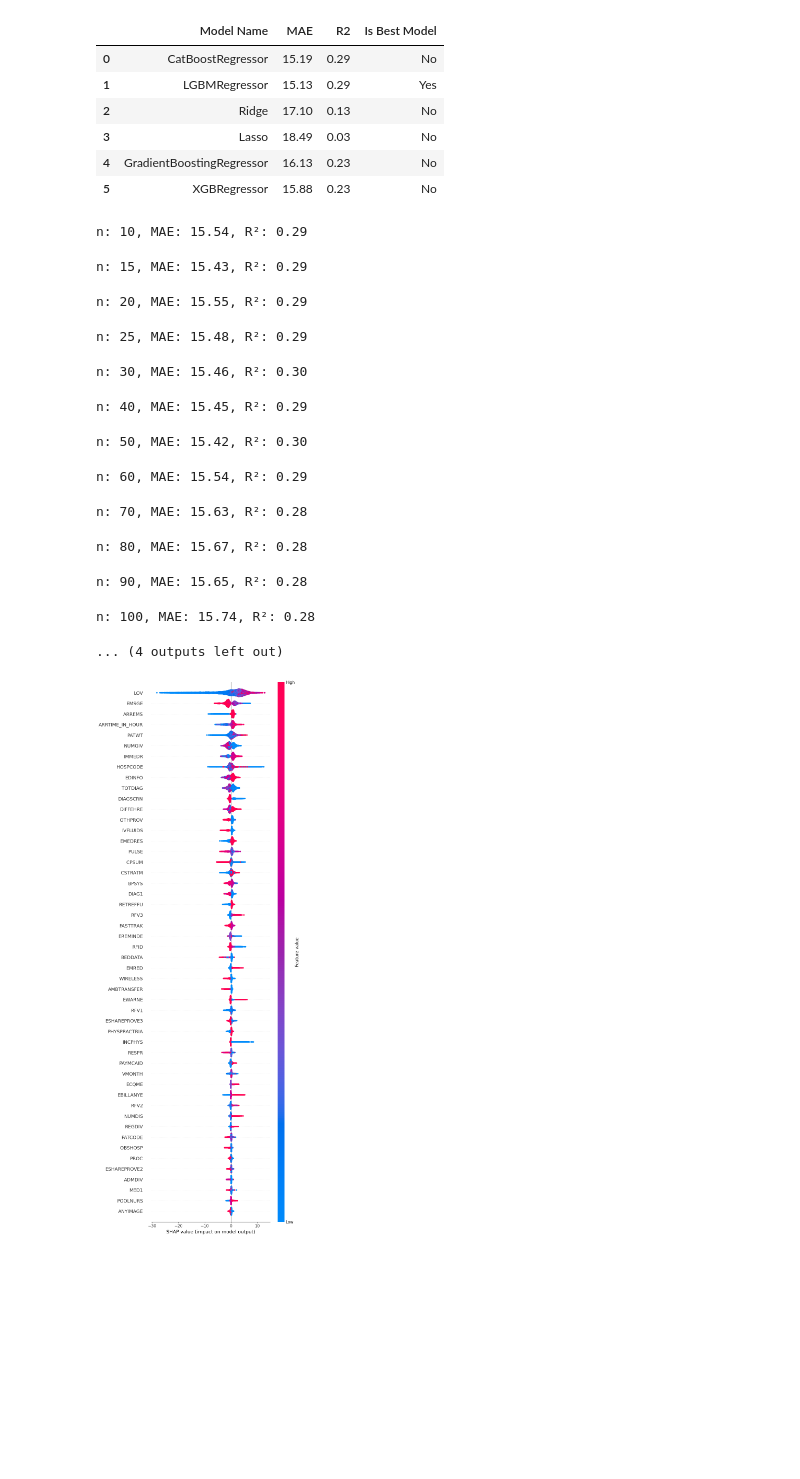
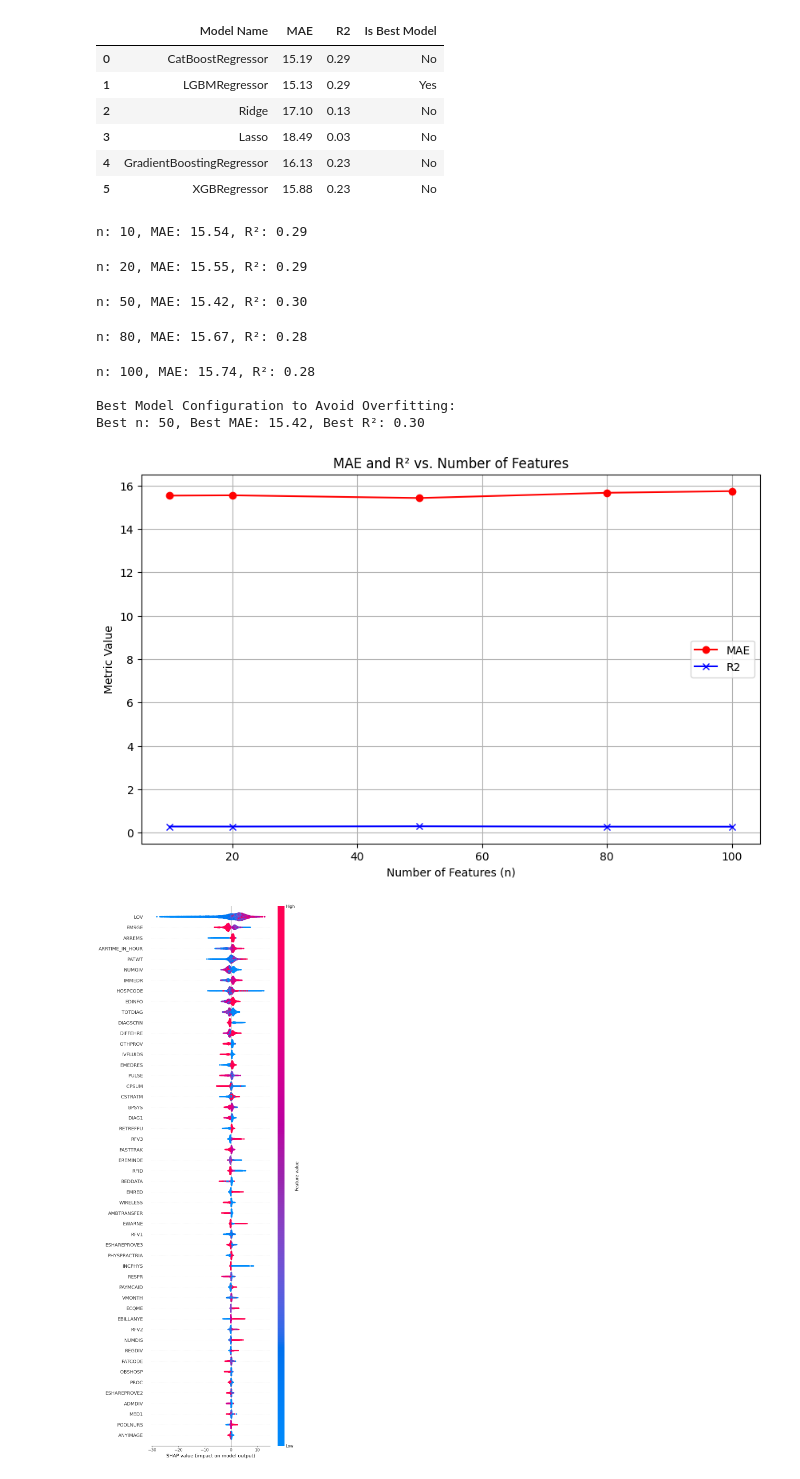
Before and after one commit to jeancheri/EDPredictiveEfficiency, a Jupyter notebook: scripts/models_training_and_selection/waittime_regression.ipynb, the cells around one changed output. Saved outputs shown, nothing was run; the diff lists cells and outputs as text; code cells hidden in the pictures; blank space fills up the shorter version.

```diff
--- a/scripts/models_training_and_selection/waittime_regression.ipynb
+++ b/scripts/models_training_and_selection/waittime_regression.ipynb
@@ -249,8 +249,6 @@ def evaluate_model_with_shap(
 
     return mae, r2, selected_feature_names, shap_importances[indices]
 
-
-# Assuming `X_train_preprocessed`, `X_validation_preprocessed` are numpy arrays directly
 X_train_np = X_train_preprocessed
 X_validation_np = X_validation_preprocessed
 
@@ -260,7 +258,7 @@ best_r2 = -float("inf")
 best_features = []
 MAE_TOLERANCE = 0.01
 R2_TOLERANCE = 0.01
-n_list = [10, 15, 20, 25, 30, 40, 50, 60, 70, 80, 90, 100, 150, 200, 300]
+n_list = [10, 20, 50, 80, 100]
 feature_names = [
     name.replace("num__", "").replace("cat__", "") for name in feature_names_list
 ]
@@ -275,49 +273,43 @@ for n in n_list:
         model, X_train_np, y_train, X_validation_np, y_validation, feature_names, n
     )
     print(f"n: {n}, MAE: {mae:.2f}, R²: {r2:.2f}")
-    # print(f"Features (ordered by importance): {selected_features}")
-    # print(f"Importances: {feature_importances}")
     mae_list.append(mae)
     r2_list.append(r2)
 
     if (
         (mae < best_mae and r2 > best_r2)
         or (mae < best_mae and r2 >= best_r2 * (1 - R2_TOLERANCE))
         or (mae <= best_mae * (1 + MAE_TOLERANCE) and r2 > best_r2)
         or (r2 == best_r2 and mae < best_mae)
     ):
         best_n = n
         best_mae = mae
         best_r2 = r2
         best_features = selected_features
 
 # Output the best model configuration
 print("\nBest Model Configuration to Avoid Overfitting:")
 print(f"Best n: {best_n}, Best MAE: {best_mae:.2f}, Best R²: {best_r2:.2f}")
 # print("Best Features (ordered by importance):", best_features)
 
 # Plotting MAE and R2 vs n
 plt.figure(figsize=(10, 6))
 plt.plot(n_list, mae_list, label="MAE", color="red", marker="o")
 plt.plot(n_list, r2_list, label="R2", color="blue", marker="x")
 plt.title("MAE and R² vs. Number of Features")
 plt.xlabel("Number of Features (n)")
 plt.ylabel("Metric Value")
 plt.legend()
 plt.grid(True)
 plt.show()
 # %% [output]
 n: 10, MAE: 15.54, R²: 0.29
-n: 15, MAE: 15.43, R²: 0.29
+n: 20, MAE: 15.55, R²: 0.29
-n: 20, MAE: 15.55, R²: 0.29
+n: 50, MAE: 15.42, R²: 0.30
-n: 25, MAE: 15.48, R²: 0.29
+n: 80, MAE: 15.67, R²: 0.28
-n: 30, MAE: 15.46, R²: 0.30
+n: 100, MAE: 15.74, R²: 0.28
+
+Best Model Configuration to Avoid Overfitting:
+Best n: 50, Best MAE: 15.42, Best R²: 0.30
-n: 40, MAE: 15.45, R²: 0.29
-n: 50, MAE: 15.42, R²: 0.30
-n: 60, MAE: 15.54, R²: 0.29
-n: 70, MAE: 15.63, R²: 0.28
-n: 80, MAE: 15.67, R²: 0.28
-n: 90, MAE: 15.65, R²: 0.28
-n: 100, MAE: 15.74, R²: 0.28
-... (4 outputs left out)
+[figure, added]
 # %%
```
Also changed, not shown: parts of 1 cell of this notebook, 19 other files.
